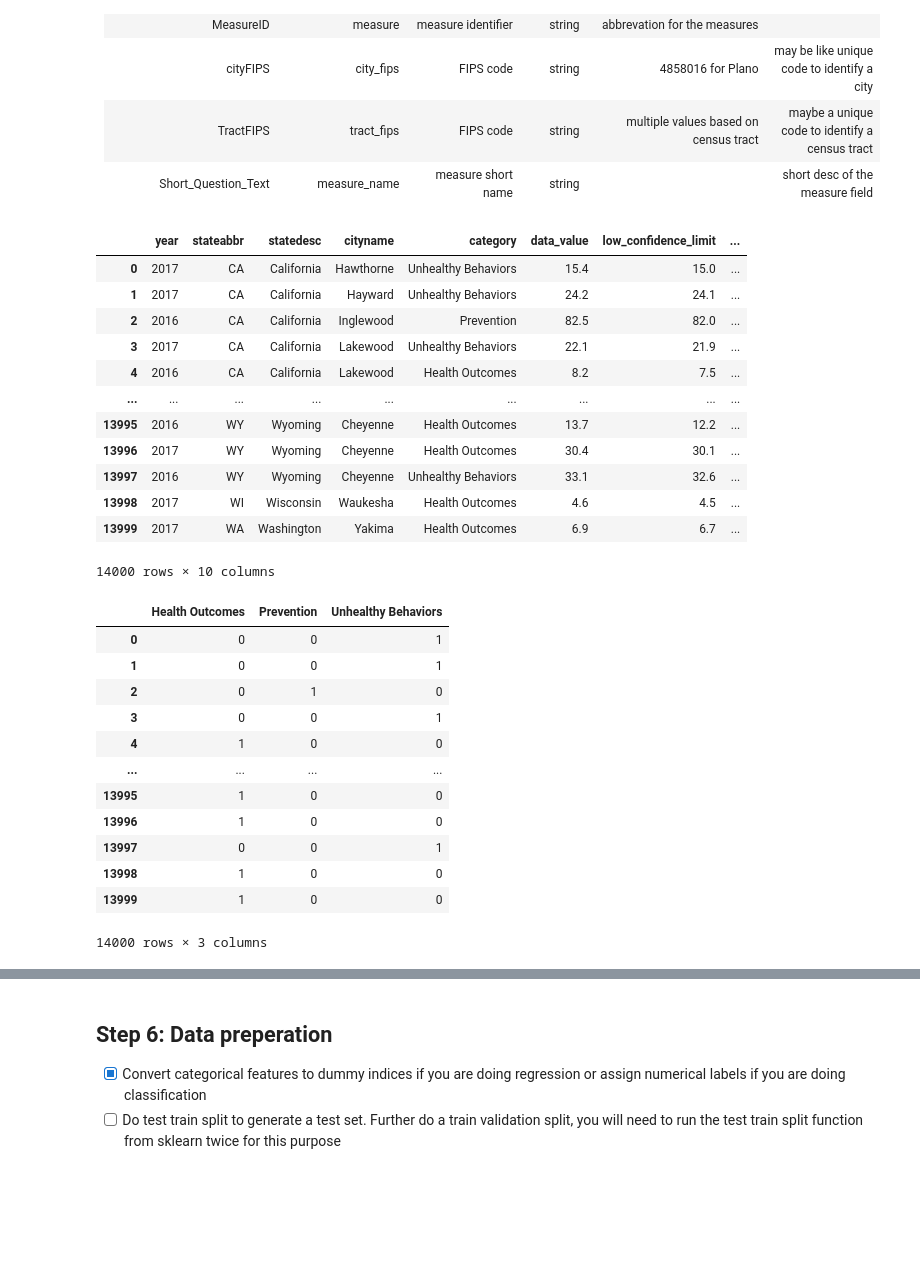
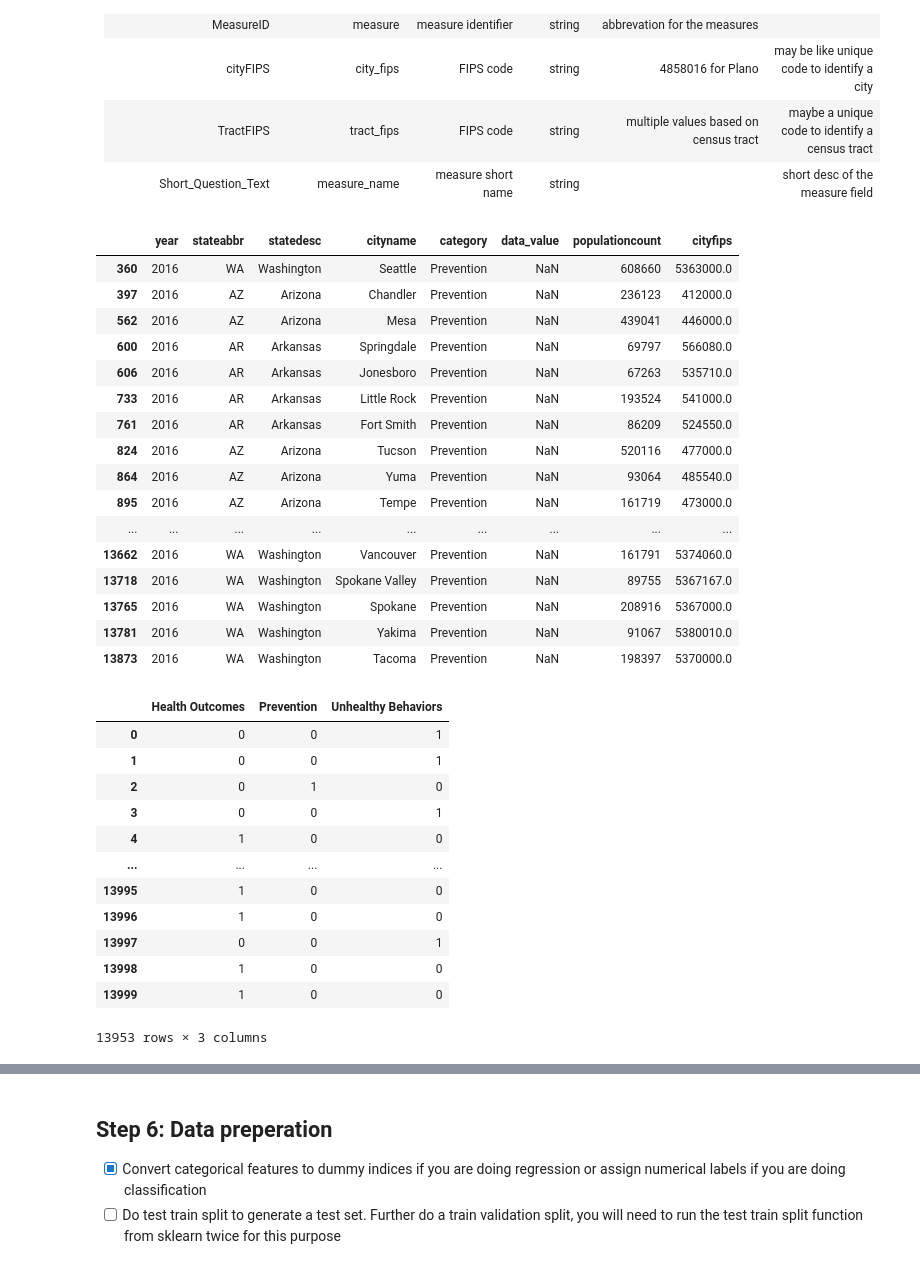
Before and after one commit to Sukanya012/predict-health-index, a Jupyter notebook: notebooks/sowmya/main_Sowmya.ipynb, the cells around one changed output, grey strips where cells are left out. Saved outputs shown, nothing was run; the diff lists cells and outputs as text; code cells hidden in the pictures; blank space fills up the shorter version.

```diff
--- a/notebooks/sowmya/main_Sowmya.ipynb
+++ b/notebooks/sowmya/main_Sowmya.ipynb
@@ -95,7 +51,5 @@ WARNING:root:Requests made without an app_token will be subject to strict thrott
 # %%
 #read chronic data
-chronicdata_df = pd.read_csv('500_Cities__Local_Data_for_Better_Health.csv')
-# chronicdata_df=chronicdata_df.set_index('Unnamed: 0')
-# chronicdata_df.reset_index(inplace= True)
+chronicdata_df = pd.read_csv(r'C:\Users\achso\OneDrive\Documents\DS_II\500_Cities__Local_Data_for_Better_Health.csv')
 chronicdata_df.head()
 # %% [output]
@@ -184,10 +124,7 @@ memory usage: 166.9+ MB
 # %%
 # Find all the Null Values - this is the overall data value for US and since we are predicting for 500 different cities we can drop these values
-delete_rows =chronicdata_df[chronicdata_df.cityname.isnull()].index
+delete_rows =chronicdata_df[chronicdata_df['stateabbr'] == 'US'].index # city
 chronicdata_df.drop(delete_rows, inplace= True)
-# drop the columns that does not provide any value to the dataset
-drop_cols = [':@computed_region_bxsw_vy29',':@computed_region_he4y_prf8','data_value_footnote_symbol','data_value_footnote']
-chronicdata_df.drop(drop_cols,axis=1,inplace=True)
 # %%
 chronicdata_df.isnull().sum()
 # %% [output]
@@ -285,28 +206,32 @@ chronicdata = chronicdata[(chronicdata["datavaluetypeid"] == "CrdPrv")]
 # %%
 # create a subset ofthe data
 chronicdata_sub = {}
-chronicdata_sub = chronicdata[["year","stateabbr","statedesc","cityname","category","data_value","low_confidence_limit","high_confidence_limit","populationcount","cityfips"]]
+chronicdata_sub = chronicdata[["year","stateabbr","statedesc","cityname","category","data_value","populationcount","cityfips"]]
 chronicdata_sub = chronicdata_sub.reset_index(drop= True)
 #chronicdata_sub.info()
 # %%
 #pd.unique(chronicdata_sub[['geographiclevel','category']].values.ravel())
 
 ## to check the null values in data_value column.
-chronicdata_sub
+chronicdata_sub[chronicdata_sub.data_value.isnull()]
 # %% [output]
-|  | year | stateabbr | statedesc | cityname | category | data_value | low_confidence_limit | ... |
-| 0 | 2017 | CA | California | Hawthorne | Unhealthy Behaviors | 15.4 | 15.0 | ... |
-| 1 | 2017 | CA | California | Hayward | Unhealthy Behaviors | 24.2 | 24.1 | ... |
-| 2 | 2016 | CA | California | Inglewood | Prevention | 82.5 | 82.0 | ... |
-| 3 | 2017 | CA | California | Lakewood | Unhealthy Behaviors | 22.1 | 21.9 | ... |
-| 4 | 2016 | CA | California | Lakewood | Health Outcomes | 8.2 | 7.5 | ... |
+|  | year | stateabbr | statedesc | cityname | category | data_value | populationcount | cityfips |
+| 360 | 2016 | WA | Washington | Seattle | Prevention | NaN | 608660 | 5363000.0 |
+| 397 | 2016 | AZ | Arizona | Chandler | Prevention | NaN | 236123 | 412000.0 |
+| 562 | 2016 | AZ | Arizona | Mesa | Prevention | NaN | 439041 | 446000.0 |
+| 600 | 2016 | AR | Arkansas | Springdale | Prevention | NaN | 69797 | 566080.0 |
+| 606 | 2016 | AR | Arkansas | Jonesboro | Prevention | NaN | 67263 | 535710.0 |
+| 733 | 2016 | AR | Arkansas | Little Rock | Prevention | NaN | 193524 | 541000.0 |
+| 761 | 2016 | AR | Arkansas | Fort Smith | Prevention | NaN | 86209 | 524550.0 |
+| 824 | 2016 | AZ | Arizona | Tucson | Prevention | NaN | 520116 | 477000.0 |
+| 864 | 2016 | AZ | Arizona | Yuma | Prevention | NaN | 93064 | 485540.0 |
+| 895 | 2016 | AZ | Arizona | Tempe | Prevention | NaN | 161719 | 473000.0 |
 | ... | ... | ... | ... | ... | ... | ... | ... | ... |
-| 13995 | 2016 | WY | Wyoming | Cheyenne | Health Outcomes | 13.7 | 12.2 | ... |
-| 13996 | 2017 | WY | Wyoming | Cheyenne | Health Outcomes | 30.4 | 30.1 | ... |
-| 13997 | 2016 | WY | Wyoming | Cheyenne | Unhealthy Behaviors | 33.1 | 32.6 | ... |
-| 13998 | 2017 | WI | Wisconsin | Waukesha | Health Outcomes | 4.6 | 4.5 | ... |
-| 13999 | 2017 | WA | Washington | Yakima | Health Outcomes | 6.9 | 6.7 | ... |
+| 13662 | 2016 | WA | Washington | Vancouver | Prevention | NaN | 161791 | 5374060.0 |
+| 13718 | 2016 | WA | Washington | Spokane Valley | Prevention | NaN | 89755 | 5367167.0 |
+| 13765 | 2016 | WA | Washington | Spokane | Prevention | NaN | 208916 | 5367000.0 |
+| 13781 | 2016 | WA | Washington | Yakima | Prevention | NaN | 91067 | 5380010.0 |
+| 13873 | 2016 | WA | Washington | Tacoma | Prevention | NaN | 198397 | 5370000.0 |
-14000 rows × 10 columns
 # %%
 #pd.unique(chronicdata_sub[['geographiclevel','category']].values.ravel())
 
@@ -333,7 +258,7 @@ category_data
 | 13997 | 0 | 0 | 1 |
 | 13998 | 1 | 0 | 0 |
 | 13999 | 1 | 0 | 0 |
-14000 rows × 3 columns
+13953 rows × 3 columns
 # %%
 #append the dummy variable to the dataset
 chronicdata_sub = pd.concat((chronicdata_sub,category_data),axis= 1)
```
Also changed, not shown: parts of 20 cells of this notebook.
